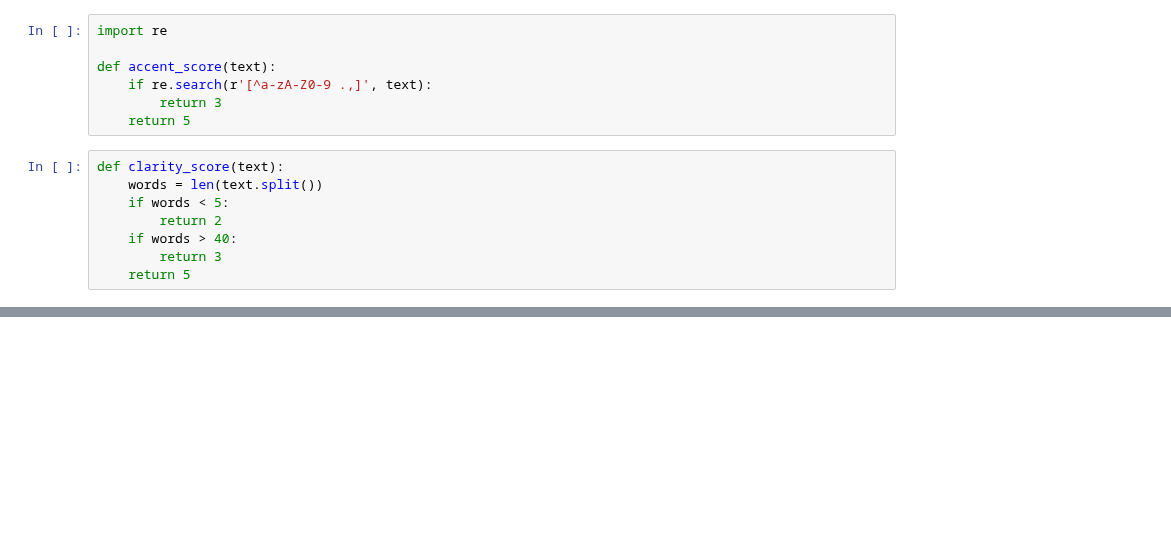
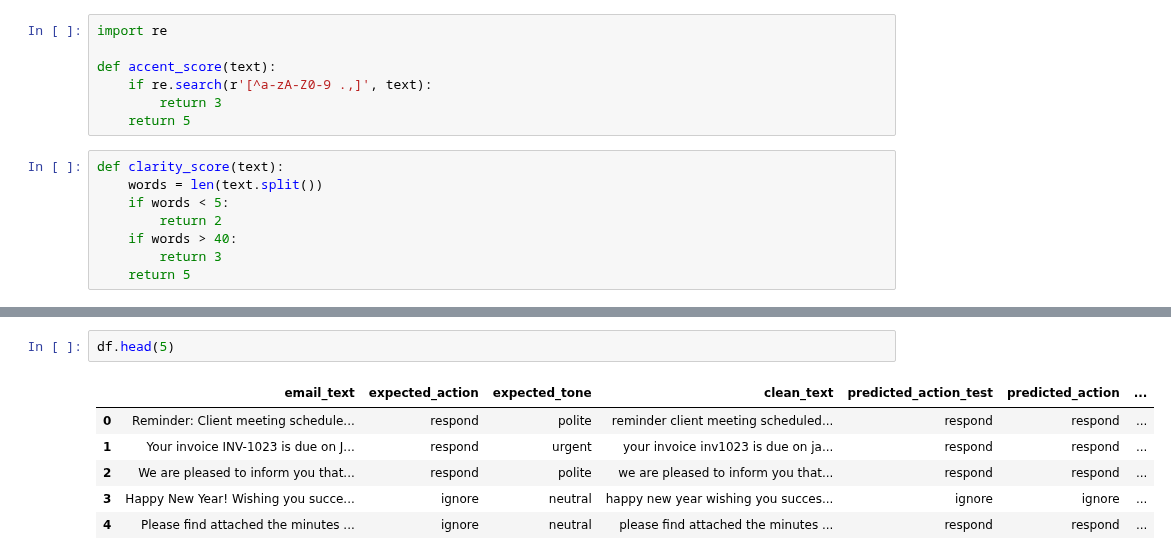
Before and after one commit to springboardmentor74219x/infosys-langgraph-email-assistant-group2, a Jupyter notebook: notebook/milestone2_AyeshaNaaz_email_actions.ipynb, the cells around one changed output, grey strips where cells are left out. Drawn from its saved outputs; the diff is of its cells as text; blank space fills up the shorter version.

```diff
--- a/notebook/milestone2_AyeshaNaaz_email_actions.ipynb
+++ b/notebook/milestone2_AyeshaNaaz_email_actions.ipynb
@@ -193,0 +466,9 @@ sample_data.head()
+# %%
+df.head(5)
+# %% [output]
+|  | email_text | expected_action | expected_tone | clean_text | predicted_action_test | predicted_action | ... |
+| 0 | Reminder: Client meeting schedule... | respond | polite | reminder client meeting scheduled... | respond | respond | ... |
+| 1 | Your invoice INV-1023 is due on J... | respond | urgent | your invoice inv1023 is due on ja... | respond | respond | ... |
+| 2 | We are pleased to inform you that... | respond | polite | we are pleased to inform you that... | respond | respond | ... |
+| 3 | Happy New Year! Wishing you succe... | ignore | neutral | happy new year wishing you succes... | ignore | ignore | ... |
+| 4 | Please find attached the minutes ... | ignore | neutral | please find attached the minutes ... | respond | respond | ... |
```
Also changed, not shown: parts of 12 cells of this notebook, 1 other file.
